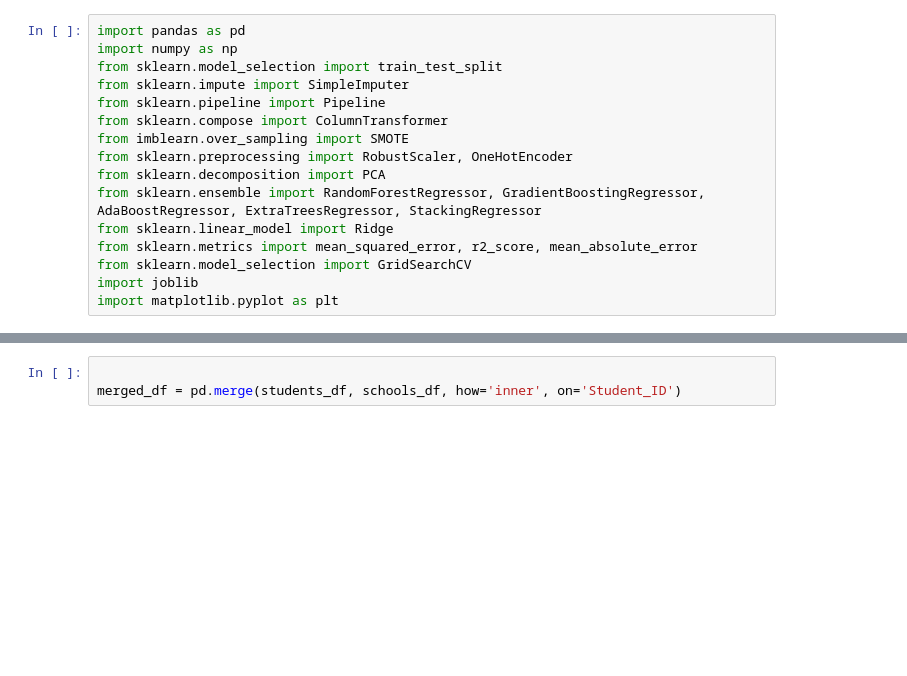
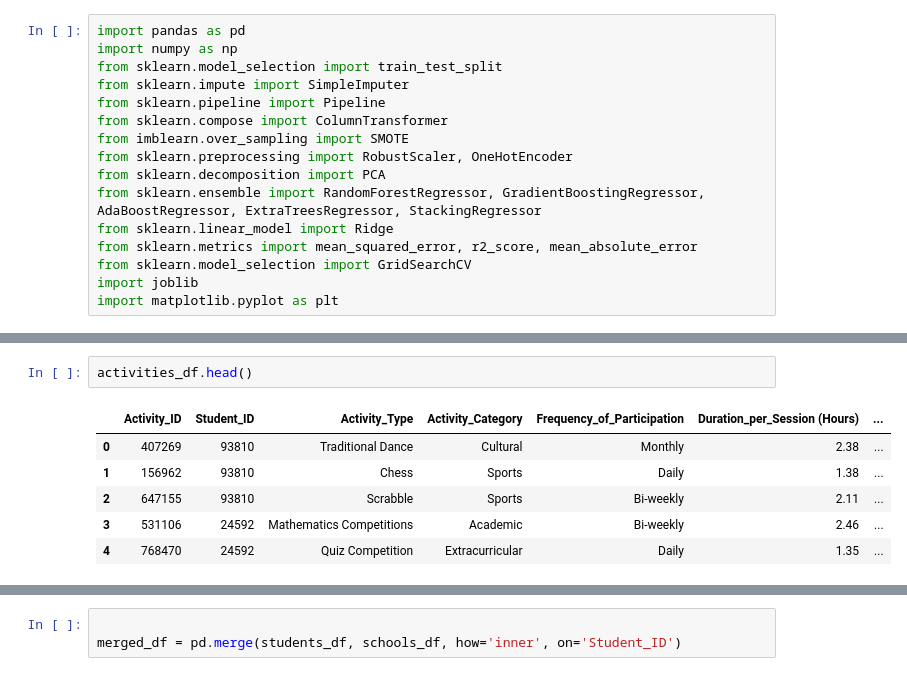
Before and after one commit to FunmilayoUde/DSNhackathon, a Jupyter notebook: DataFest/modeltraining.ipynb, the cells around one changed output, grey strips where cells are left out. Saved outputs shown, nothing was run; the diff lists cells and outputs as text; blank space fills up the shorter version.

```diff
--- a/DataFest/modeltraining.ipynb
+++ b/DataFest/modeltraining.ipynb
@@ -51,0 +53,9 @@ Index(['Student_ID', 'Teacher_Student_Ratio',
+# %%
+activities_df.head()
+# %% [output]
+|  | Activity_ID | Student_ID | Activity_Type | Activity_Category | Frequency_of_Participation | Duration_per_Session (Hours) | ... |
+| 0 | 407269 | 93810 | Traditional Dance | Cultural | Monthly | 2.38 | ... |
+| 1 | 156962 | 93810 | Chess | Sports | Daily | 1.38 | ... |
+| 2 | 647155 | 93810 | Scrabble | Sports | Bi-weekly | 2.11 | ... |
+| 3 | 531106 | 24592 | Mathematics Competitions | Academic | Bi-weekly | 2.46 | ... |
+| 4 | 768470 | 24592 | Quiz Competition | Extracurricular | Daily | 1.35 | ... |
```
Also changed, not shown: parts of 41 cells of this notebook, 7 other files.
